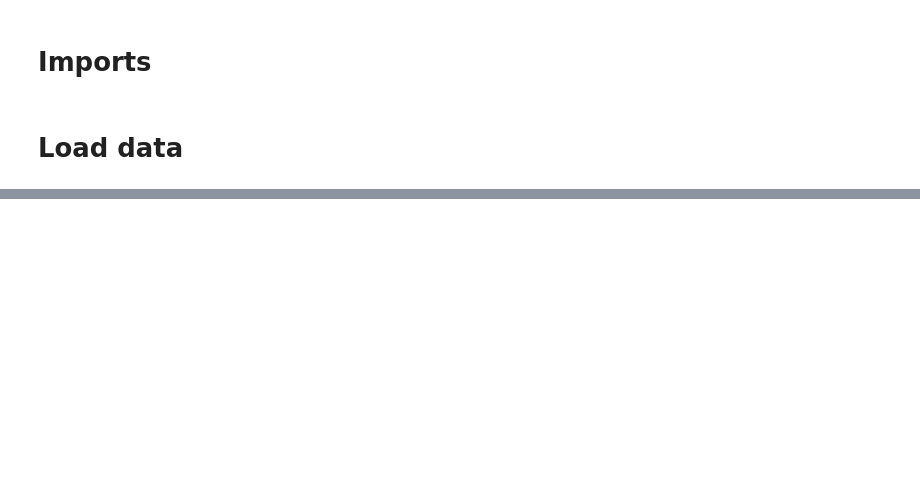
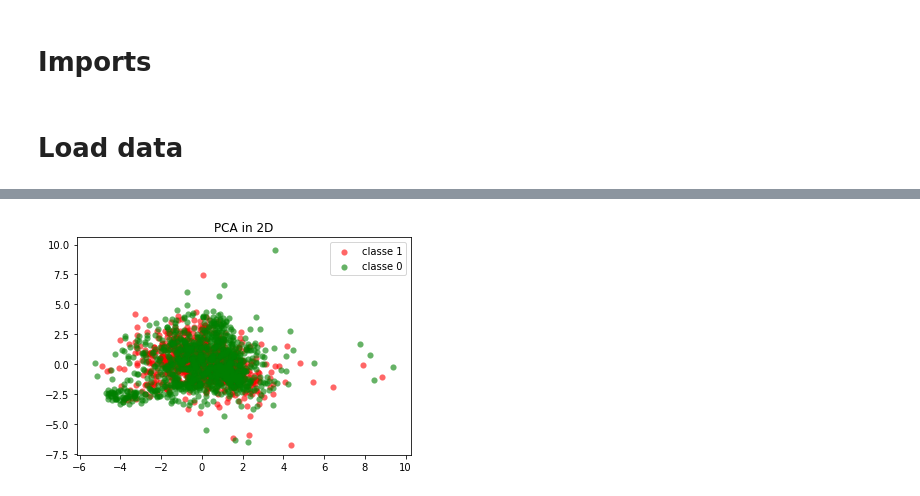
Before and after one commit to jhauret/Kaggle_KernelML_2021, a Jupyter notebook: FeaturesGeneration.ipynb, the cells around one changed output, grey strips where cells are left out. Cells and saved outputs as stored; diff of their text form; code cells hidden in the pictures; blank space fills up the shorter version.

```diff
--- a/FeaturesGeneration.ipynb
+++ b/FeaturesGeneration.ipynb
@@ -59,0 +130,4 @@ plt.show()
+# %%
+pca_visual(spectral_features)
+# %% [output]
+[figure, added]
```
Also changed, not shown: parts of 16 cells of this notebook.
